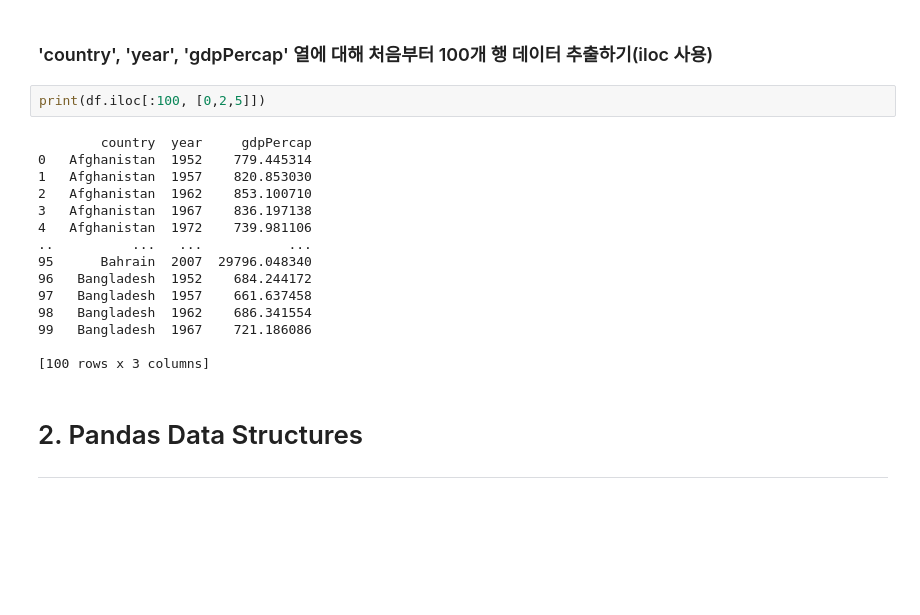
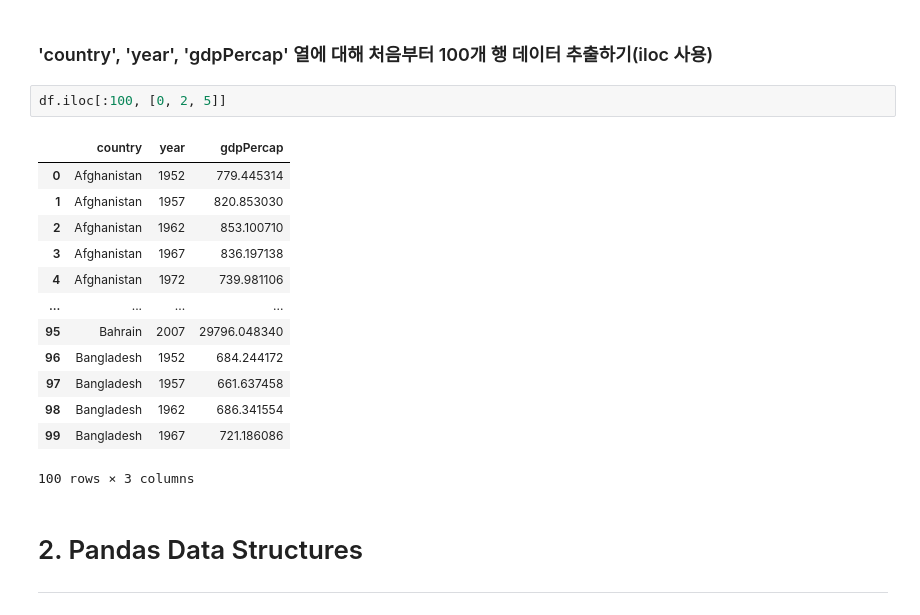
Before and after one commit to jbljw02/PY_Pandas, a Jupyter notebook: src/pandas/notebook/pandas_recap.ipynb, the cells around one changed output. Cells and saved outputs as stored; diff of their text form; blank space fills up the shorter version.

```diff
--- a/src/pandas/notebook/pandas_recap.ipynb
+++ b/src/pandas/notebook/pandas_recap.ipynb
@@ -158,22 +148,21 @@ print(df.loc[:99, ['country','year','gdpPercap']])
 # %% [markdown]
 ### 'country', 'year', 'gdpPercap' 열에 대해 처음부터 100개 행 데이터 추출하기(iloc 사용)
 # %%
-print(df.iloc[:100, [0,2,5]])
+df.iloc[:100, [0, 2, 5]]
 # %% [output]
+|  | country | year | gdpPercap |
+| 0 | Afghanistan | 1952 | 779.445314 |
+| 1 | Afghanistan | 1957 | 820.853030 |
+| 2 | Afghanistan | 1962 | 853.100710 |
+| 3 | Afghanistan | 1967 | 836.197138 |
+| 4 | Afghanistan | 1972 | 739.981106 |
+| ... | ... | ... | ... |
+| 95 | Bahrain | 2007 | 29796.048340 |
+| 96 | Bangladesh | 1952 | 684.244172 |
+| 97 | Bangladesh | 1957 | 661.637458 |
+| 98 | Bangladesh | 1962 | 686.341554 |
+| 99 | Bangladesh | 1967 | 721.186086 |
-        country  year     gdpPercap
-0   Afghanistan  1952    779.445314
-1   Afghanistan  1957    820.853030
-2   Afghanistan  1962    853.100710
-3   Afghanistan  1967    836.197138
-4   Afghanistan  1972    739.981106
-..          ...   ...           ...
-95      Bahrain  2007  29796.048340
-96   Bangladesh  1952    684.244172
-97   Bangladesh  1957    661.637458
-98   Bangladesh  1962    686.341554
-99   Bangladesh  1967    721.186086
-
-[100 rows x 3 columns]
+100 rows × 3 columns
 # %% [markdown]
 # 2. Pandas Data Structures
 ***
```
Also changed, not shown: parts of 50 cells of this notebook, 3 other files.
